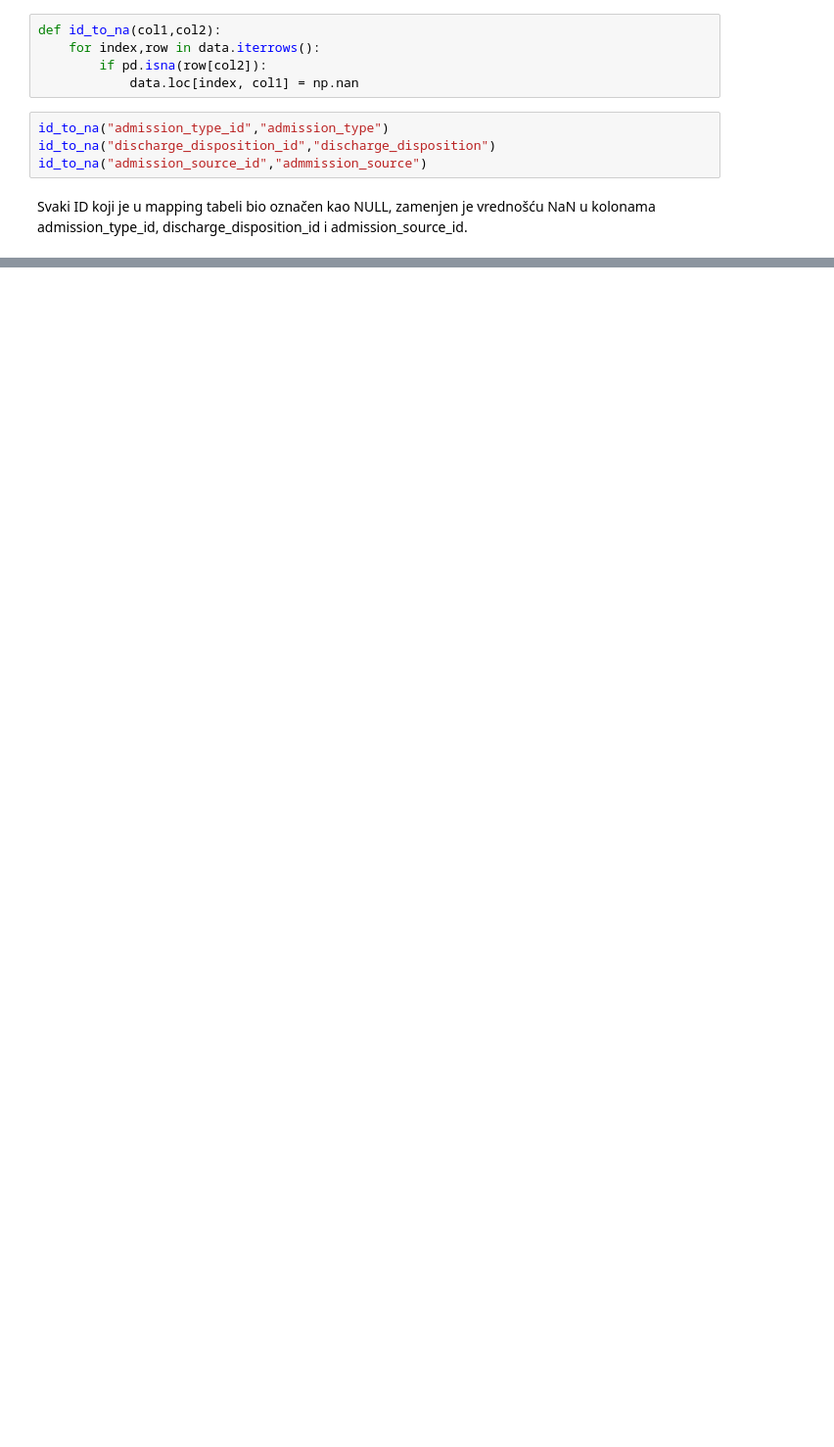
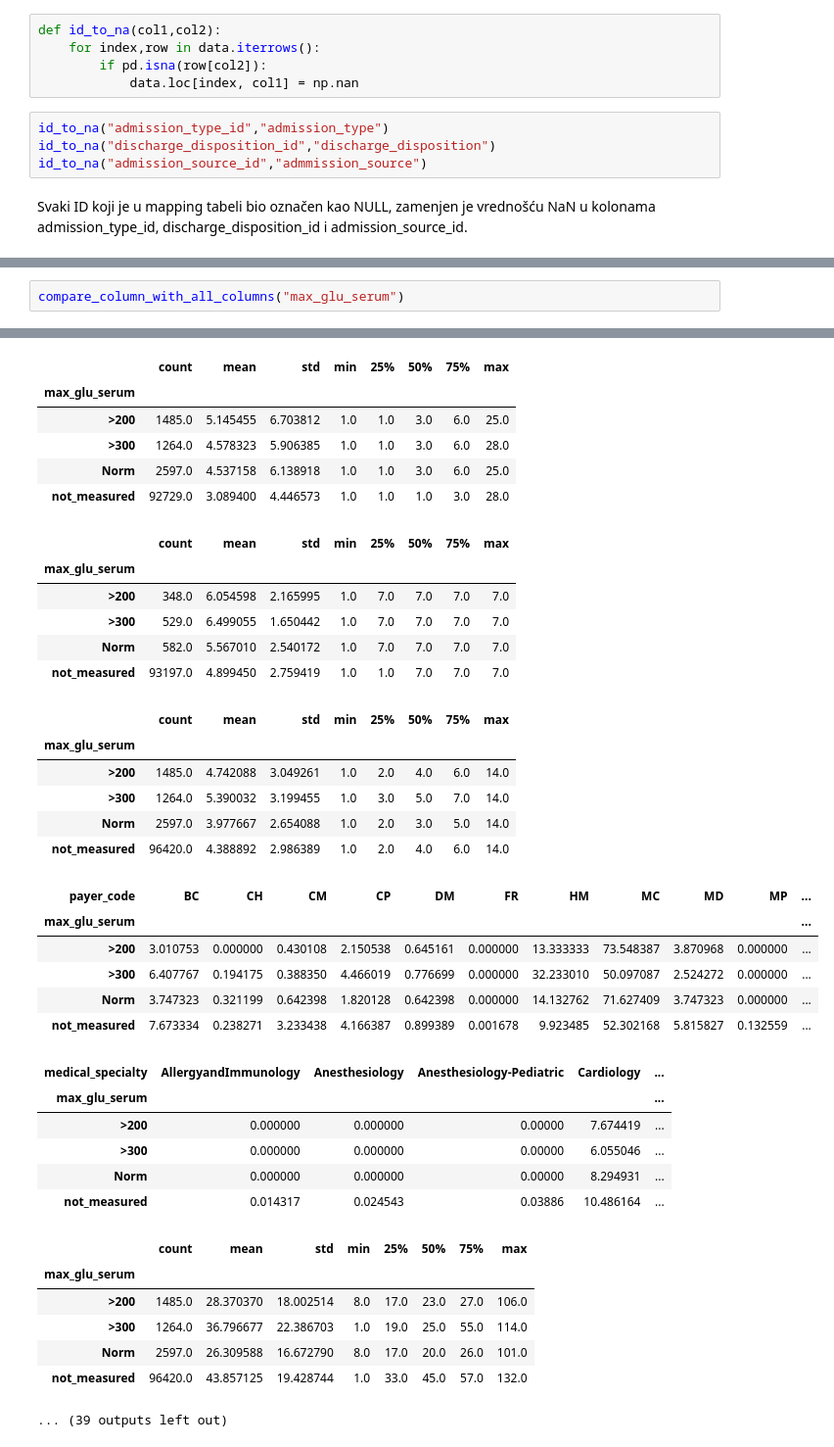
Before and after one commit to anastasija010802/ML_project, a Jupyter notebook: notebooks/exploratory_data_analysis.ipynb, the cells around one changed output, grey strips where cells are left out. Shown at 98% size. Cells and saved outputs as stored; diff of their text form; blank space fills up the shorter version.

```diff
--- a/notebooks/exploratory_data_analysis.ipynb
+++ b/notebooks/exploratory_data_analysis.ipynb
@@ -407,0 +441,3 @@ Svaki ID koji je u mapping tabeli bio označen kao NULL, zamenjen je vrednošću
+# %%
+compare_column_with_all_columns("max_glu_serum")
+# %% [output]
@@ -407,0 +480,37 @@ Svaki ID koji je u mapping tabeli bio označen kao NULL, zamenjen je vrednošću
+|  | count | mean | std | min | 25% | 50% | 75% | max |
+| max_glu_serum |  |  |  |  |  |  |  |  |
+| >200 | 1485.0 | 5.145455 | 6.703812 | 1.0 | 1.0 | 3.0 | 6.0 | 25.0 |
+| >300 | 1264.0 | 4.578323 | 5.906385 | 1.0 | 1.0 | 3.0 | 6.0 | 28.0 |
+| Norm | 2597.0 | 4.537158 | 6.138918 | 1.0 | 1.0 | 3.0 | 6.0 | 25.0 |
+| not_measured | 92729.0 | 3.089400 | 4.446573 | 1.0 | 1.0 | 1.0 | 3.0 | 28.0 |
+|  | count | mean | std | min | 25% | 50% | 75% | max |
+| max_glu_serum |  |  |  |  |  |  |  |  |
+| >200 | 348.0 | 6.054598 | 2.165995 | 1.0 | 7.0 | 7.0 | 7.0 | 7.0 |
+| >300 | 529.0 | 6.499055 | 1.650442 | 1.0 | 7.0 | 7.0 | 7.0 | 7.0 |
+| Norm | 582.0 | 5.567010 | 2.540172 | 1.0 | 7.0 | 7.0 | 7.0 | 7.0 |
+| not_measured | 93197.0 | 4.899450 | 2.759419 | 1.0 | 1.0 | 7.0 | 7.0 | 7.0 |
+|  | count | mean | std | min | 25% | 50% | 75% | max |
+| max_glu_serum |  |  |  |  |  |  |  |  |
+| >200 | 1485.0 | 4.742088 | 3.049261 | 1.0 | 2.0 | 4.0 | 6.0 | 14.0 |
+| >300 | 1264.0 | 5.390032 | 3.199455 | 1.0 | 3.0 | 5.0 | 7.0 | 14.0 |
+| Norm | 2597.0 | 3.977667 | 2.654088 | 1.0 | 2.0 | 3.0 | 5.0 | 14.0 |
+| not_measured | 96420.0 | 4.388892 | 2.986389 | 1.0 | 2.0 | 4.0 | 6.0 | 14.0 |
+| payer_code | BC | CH | CM | CP | DM | FR | HM | MC | MD | MP | ... |
+| max_glu_serum |  |  |  |  |  |  |  |  |  |  | ... |
+| >200 | 3.010753 | 0.000000 | 0.430108 | 2.150538 | 0.645161 | 0.000000 | 13.333333 | 73.548387 | 3.870968 | 0.000000 | ... |
+| >300 | 6.407767 | 0.194175 | 0.388350 | 4.466019 | 0.776699 | 0.000000 | 32.233010 | 50.097087 | 2.524272 | 0.000000 | ... |
+| Norm | 3.747323 | 0.321199 | 0.642398 | 1.820128 | 0.642398 | 0.000000 | 14.132762 | 71.627409 | 3.747323 | 0.000000 | ... |
+| not_measured | 7.673334 | 0.238271 | 3.233438 | 4.166387 | 0.899389 | 0.001678 | 9.923485 | 52.302168 | 5.815827 | 0.132559 | ... |
+| medical_specialty | AllergyandImmunology | Anesthesiology | Anesthesiology-Pediatric | Cardiology | ... |
+| max_glu_serum |  |  |  |  | ... |
+| >200 | 0.000000 | 0.000000 | 0.00000 | 7.674419 | ... |
+| >300 | 0.000000 | 0.000000 | 0.00000 | 6.055046 | ... |
+| Norm | 0.000000 | 0.000000 | 0.00000 | 8.294931 | ... |
+| not_measured | 0.014317 | 0.024543 | 0.03886 | 10.486164 | ... |
+|  | count | mean | std | min | 25% | 50% | 75% | max |
+| max_glu_serum |  |  |  |  |  |  |  |  |
+| >200 | 1485.0 | 28.370370 | 18.002514 | 8.0 | 17.0 | 23.0 | 27.0 | 106.0 |
+| >300 | 1264.0 | 36.796677 | 22.386703 | 1.0 | 19.0 | 25.0 | 55.0 | 114.0 |
+| Norm | 2597.0 | 26.309588 | 16.672790 | 8.0 | 17.0 | 20.0 | 26.0 | 101.0 |
+| not_measured | 96420.0 | 43.857125 | 19.428744 | 1.0 | 33.0 | 45.0 | 57.0 | 132.0 |
+... (39 outputs left out)
```
Also changed, not shown: parts of 25 cells of this notebook.
